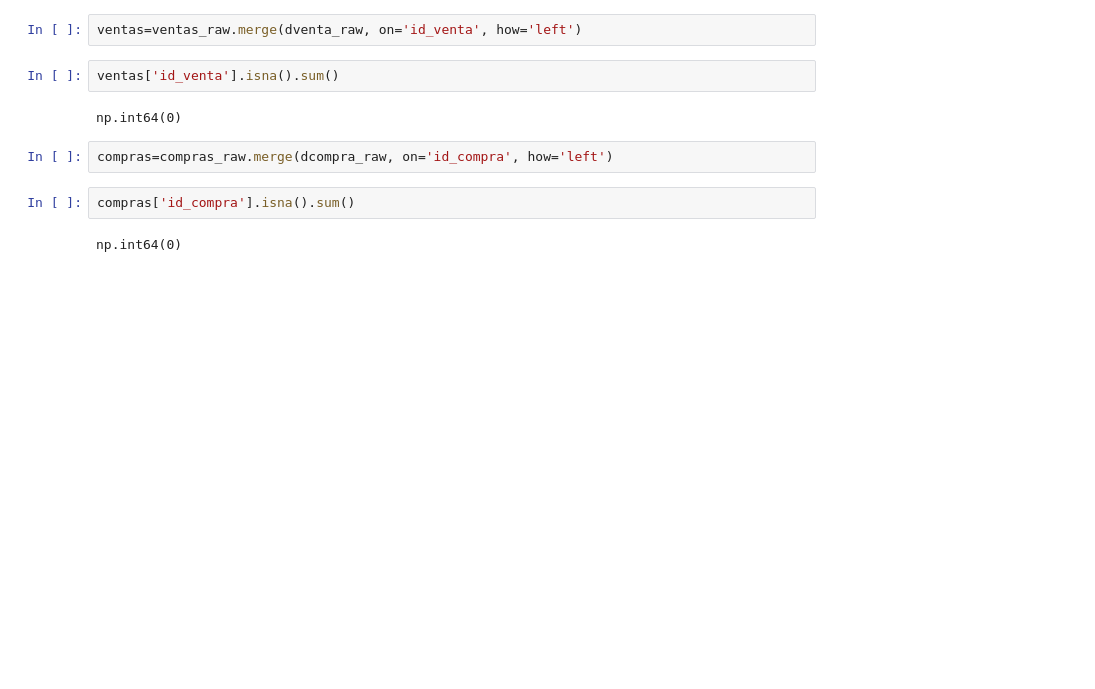
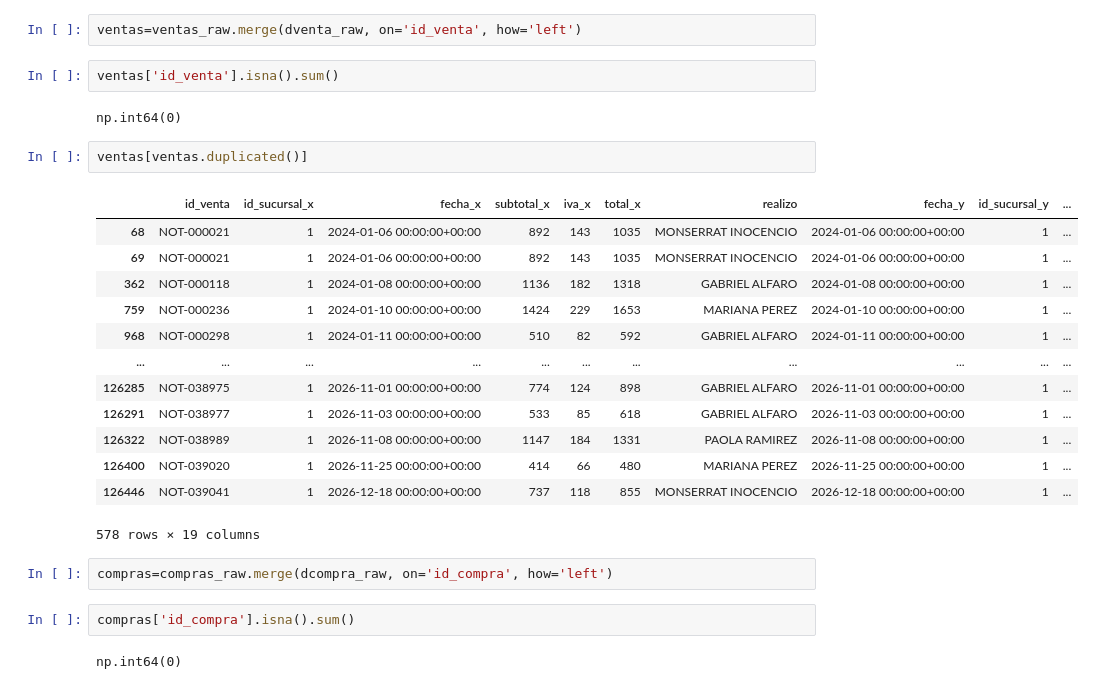
Before and after one commit to Adrian-estrada-chavez/clothing-sales-roi-analysis, a Jupyter notebook: notebooks/Clothing_sales_roi_analysis.ipynb, the cells around one changed output. Saved outputs shown, nothing was run; the diff lists cells and outputs as text; blank space fills up the shorter version.

```diff
--- a/notebooks/Clothing_sales_roi_analysis.ipynb
+++ b/notebooks/Clothing_sales_roi_analysis.ipynb
@@ -778,6 +778,22 @@ ventas=ventas_raw.merge(dventa_raw, on='id_venta', how='left')
 ventas['id_venta'].isna().sum()
 # %% [output]
 np.int64(0)
+# %%
+ventas[ventas.duplicated()]
+# %% [output]
+|  | id_venta | id_sucursal_x | fecha_x | subtotal_x | iva_x | total_x | realizo | fecha_y | id_sucursal_y | ... |
+| 68 | NOT-000021 | 1 | 2024-01-06 00:00:00+00:00 | 892 | 143 | 1035 | MONSERRAT INOCENCIO | 2024-01-06 00:00:00+00:00 | 1 | ... |
+| 69 | NOT-000021 | 1 | 2024-01-06 00:00:00+00:00 | 892 | 143 | 1035 | MONSERRAT INOCENCIO | 2024-01-06 00:00:00+00:00 | 1 | ... |
+| 362 | NOT-000118 | 1 | 2024-01-08 00:00:00+00:00 | 1136 | 182 | 1318 | GABRIEL ALFARO | 2024-01-08 00:00:00+00:00 | 1 | ... |
+| 759 | NOT-000236 | 1 | 2024-01-10 00:00:00+00:00 | 1424 | 229 | 1653 | MARIANA PEREZ | 2024-01-10 00:00:00+00:00 | 1 | ... |
+| 968 | NOT-000298 | 1 | 2024-01-11 00:00:00+00:00 | 510 | 82 | 592 | GABRIEL ALFARO | 2024-01-11 00:00:00+00:00 | 1 | ... |
+| ... | ... | ... | ... | ... | ... | ... | ... | ... | ... | ... |
+| 126285 | NOT-038975 | 1 | 2026-11-01 00:00:00+00:00 | 774 | 124 | 898 | GABRIEL ALFARO | 2026-11-01 00:00:00+00:00 | 1 | ... |
+| 126291 | NOT-038977 | 1 | 2026-11-03 00:00:00+00:00 | 533 | 85 | 618 | GABRIEL ALFARO | 2026-11-03 00:00:00+00:00 | 1 | ... |
+| 126322 | NOT-038989 | 1 | 2026-11-08 00:00:00+00:00 | 1147 | 184 | 1331 | PAOLA RAMIREZ | 2026-11-08 00:00:00+00:00 | 1 | ... |
+| 126400 | NOT-039020 | 1 | 2026-11-25 00:00:00+00:00 | 414 | 66 | 480 | MARIANA PEREZ | 2026-11-25 00:00:00+00:00 | 1 | ... |
+| 126446 | NOT-039041 | 1 | 2026-12-18 00:00:00+00:00 | 737 | 118 | 855 | MONSERRAT INOCENCIO | 2026-12-18 00:00:00+00:00 | 1 | ... |
+578 rows × 19 columns
 # %%
 compras=compras_raw.merge(dcompra_raw, on='id_compra', how='left')
 # %%
```
Also changed, not shown: parts of 9 cells of this notebook.
